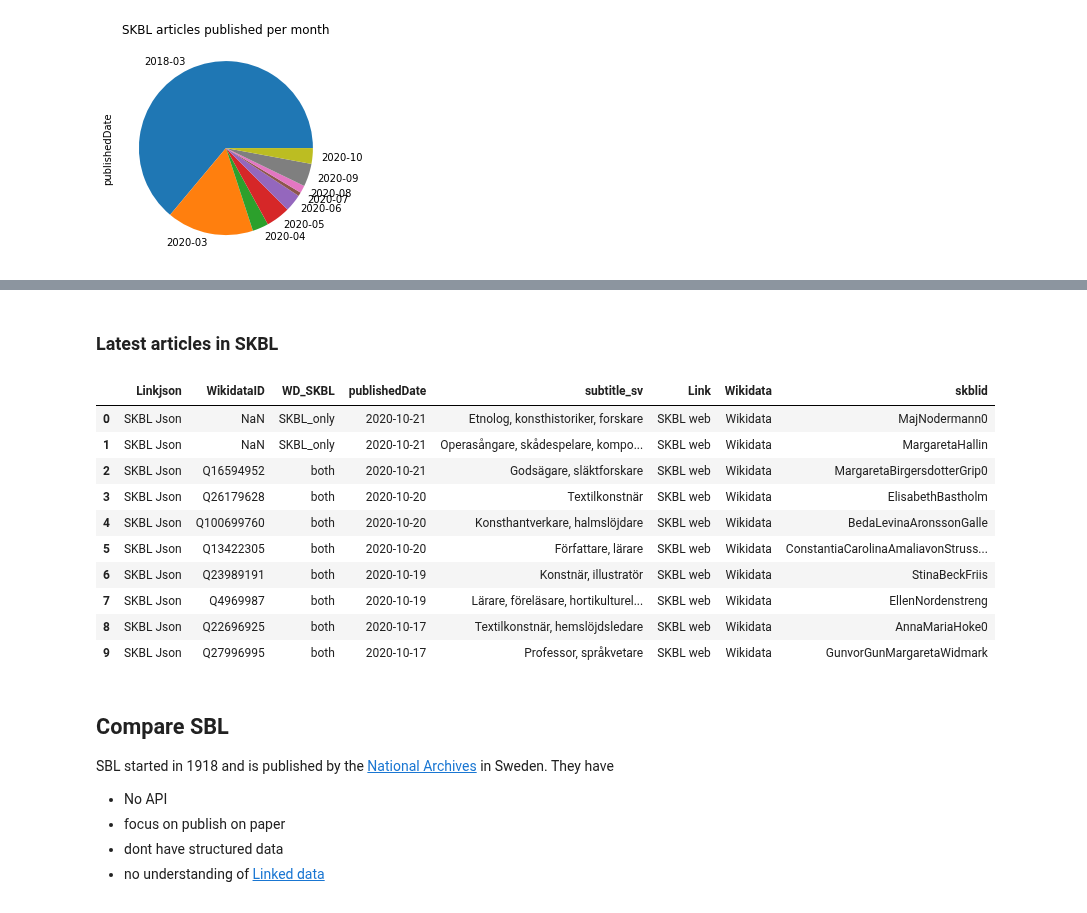
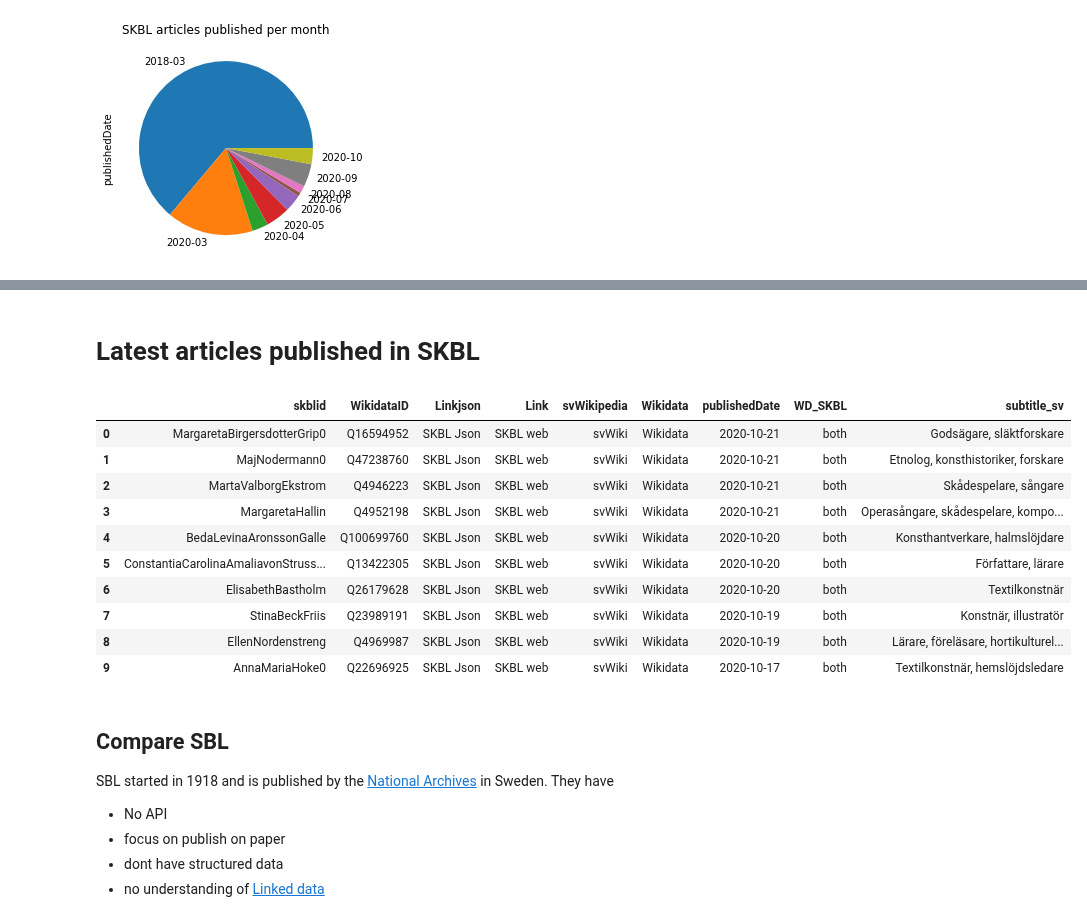
Before and after one commit to salgo60/open-data-examples, a Jupyter notebook: Svenskt Kvinnobiografiskt lexikon part 3.ipynb, the cells around one changed output, grey strips where cells are left out. Cells and saved outputs as stored; diff of their text form; code cells hidden in the pictures.

Commit message:
SKBL

```diff
--- a/Svenskt Kvinnobiografiskt lexikon part 3.ipynb
+++ b/Svenskt Kvinnobiografiskt lexikon part 3.ipynb
@@ -313,28 +313,28 @@ SKBL_only       2
 Name: WD_SKBL, dtype: int64
 # %% [markdown]
-### Latest articles in SKBL
+# Latest articles published in SKBL
 # %%
 #mergeSKBLWD.info()
 # %%
 # de sista 10 publiserade biografier
 mergeSKBLWD = mergeSKBLWD.sort_values(by=['publishedDate'], ascending=[False])
 mergeSKBLWD = mergeSKBLWD.reset_index(drop=True)
 mergeSKBLWD["Wikidata"] = "<a href='https://www.wikidata.org/wiki/" + mergeSKBLWD['WikidataID'].astype(str) + "'>Wikidata</a>"
+mergeSKBLWD["svWikipedia"] = "<a href='https://www.wikidata.org/wiki/Special:GoToLinkedPage/svwiki/" + mergeSKBLWD['WikidataID'].astype(str) + "'>svWiki</a>"
 
-
-HTML(mergeSKBLWD[{'publishedDate','WikidataID','Wikidata','skblid','subtitle_sv','WD_SKBL','Link','Linkjson'}][:10].to_html(escape=False))
+HTML(mergeSKBLWD[{'publishedDate','WikidataID','Wikidata','skblid','subtitle_sv','WD_SKBL','Link','Linkjson','svWikipedia'}][:10].to_html(escape=False))
 # %% [output]
-|  | Linkjson | WikidataID | WD_SKBL | publishedDate | subtitle_sv | Link | Wikidata | skblid |
-| 0 | SKBL Json | NaN | SKBL_only | 2020-10-21 | Etnolog, konsthistoriker, forskare | SKBL web | Wikidata | MajNodermann0 |
-| 1 | SKBL Json | NaN | SKBL_only | 2020-10-21 | Operasångare, skådespelare, kompo... | SKBL web | Wikidata | MargaretaHallin |
-| 2 | SKBL Json | Q16594952 | both | 2020-10-21 | Godsägare, släktforskare | SKBL web | Wikidata | MargaretaBirgersdotterGrip0 |
-| 3 | SKBL Json | Q26179628 | both | 2020-10-20 | Textilkonstnär | SKBL web | Wikidata | ElisabethBastholm |
-| 4 | SKBL Json | Q100699760 | both | 2020-10-20 | Konsthantverkare, halmslöjdare | SKBL web | Wikidata | BedaLevinaAronssonGalle |
-| 5 | SKBL Json | Q13422305 | both | 2020-10-20 | Författare, lärare | SKBL web | Wikidata | ConstantiaCarolinaAmaliavonStruss... |
-| 6 | SKBL Json | Q23989191 | both | 2020-10-19 | Konstnär, illustratör | SKBL web | Wikidata | StinaBeckFriis |
-| 7 | SKBL Json | Q4969987 | both | 2020-10-19 | Lärare, föreläsare, hortikulturel... | SKBL web | Wikidata | EllenNordenstreng |
-| 8 | SKBL Json | Q22696925 | both | 2020-10-17 | Textilkonstnär, hemslöjdsledare | SKBL web | Wikidata | AnnaMariaHoke0 |
-| 9 | SKBL Json | Q27996995 | both | 2020-10-17 | Professor, språkvetare | SKBL web | Wikidata | GunvorGunMargaretaWidmark |
+|  | skblid | WikidataID | Linkjson | Link | svWikipedia | Wikidata | publishedDate | WD_SKBL | subtitle_sv |
+| 0 | MargaretaBirgersdotterGrip0 | Q16594952 | SKBL Json | SKBL web | svWiki | Wikidata | 2020-10-21 | both | Godsägare, släktforskare |
+| 1 | MajNodermann0 | Q47238760 | SKBL Json | SKBL web | svWiki | Wikidata | 2020-10-21 | both | Etnolog, konsthistoriker, forskare |
+| 2 | MartaValborgEkstrom | Q4946223 | SKBL Json | SKBL web | svWiki | Wikidata | 2020-10-21 | both | Skådespelare, sångare |
+| 3 | MargaretaHallin | Q4952198 | SKBL Json | SKBL web | svWiki | Wikidata | 2020-10-21 | both | Operasångare, skådespelare, kompo... |
+| 4 | BedaLevinaAronssonGalle | Q100699760 | SKBL Json | SKBL web | svWiki | Wikidata | 2020-10-20 | both | Konsthantverkare, halmslöjdare |
+| 5 | ConstantiaCarolinaAmaliavonStruss... | Q13422305 | SKBL Json | SKBL web | svWiki | Wikidata | 2020-10-20 | both | Författare, lärare |
+| 6 | ElisabethBastholm | Q26179628 | SKBL Json | SKBL web | svWiki | Wikidata | 2020-10-20 | both | Textilkonstnär |
+| 7 | StinaBeckFriis | Q23989191 | SKBL Json | SKBL web | svWiki | Wikidata | 2020-10-19 | both | Konstnär, illustratör |
+| 8 | EllenNordenstreng | Q4969987 | SKBL Json | SKBL web | svWiki | Wikidata | 2020-10-19 | both | Lärare, föreläsare, hortikulturel... |
+| 9 | AnnaMariaHoke0 | Q22696925 | SKBL Json | SKBL web | svWiki | Wikidata | 2020-10-17 | both | Textilkonstnär, hemslöjdsledare |
 # %% [markdown]
 ## Compare SBL
 SBL started in 1918 and is published by the [National Archives](https://sok.riksarkivet.se/sbl/Start.aspx?lang=en) in Sweden. They have
```
Also changed, not shown: parts of 21 cells of this notebook, 3 other files.
